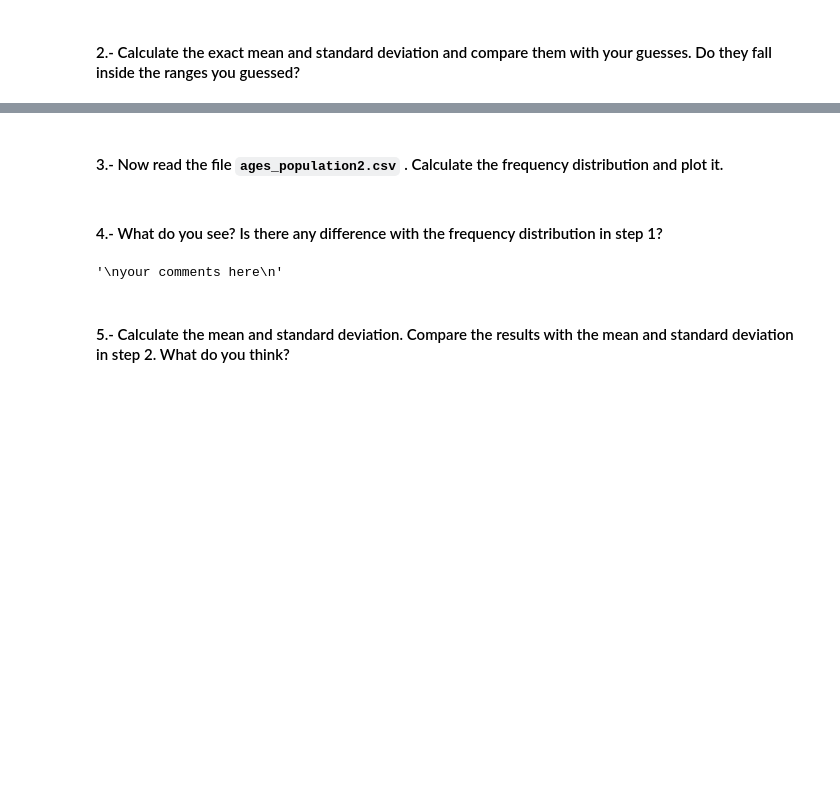
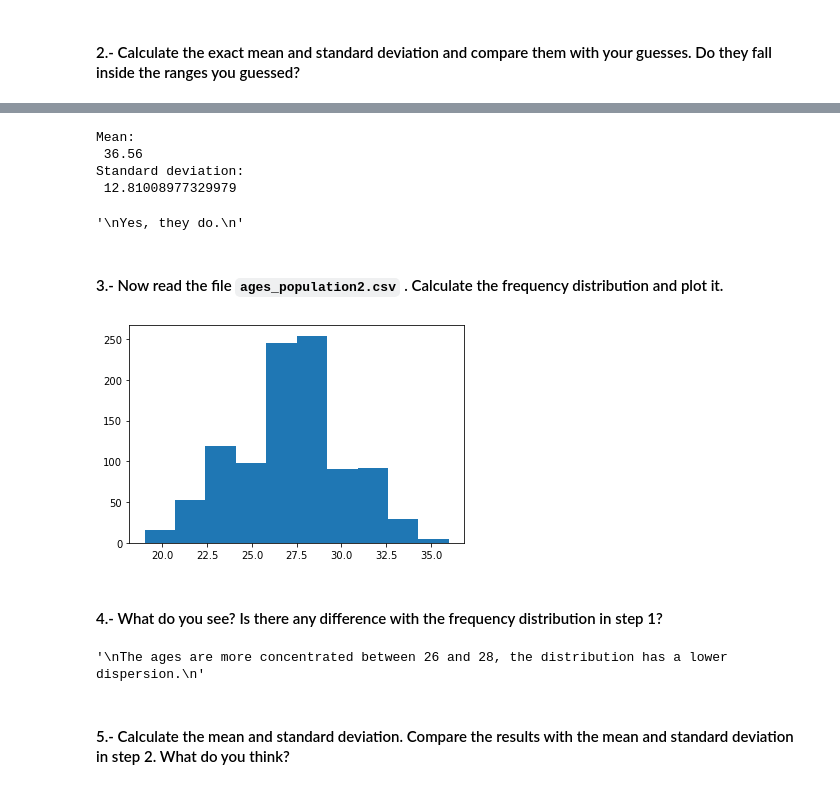
Before and after one commit to ta-data-lis/Descriptive-Stats, a Jupyter notebook: your-code/main.ipynb, the cells around one changed output, grey strips where cells are left out. Cells and saved outputs as stored; diff of their text form; code cells hidden in the pictures; blank space fills up the shorter version.

```diff
--- a/your-code/main.ipynb
+++ b/your-code/main.ipynb
@@ -216,2 +216,17 @@ your comments here
+# %%
+# your code here
+print('Mean:\n',np.mean(ages['observation']))
+print('Standard deviation:\n',np.std(ages['observation']))
+# %% [output]
+Mean:
+ 36.56
+Standard deviation:
+ 12.81008977329979
+# %%
+"""
+Yes, they do.
+"""
+# %% [output]
+'\nYes, they do.\n'
 # %% [markdown]
 #### 3.- Now read the file `ages_population2.csv` . Calculate the frequency distribution and plot it.
@@ -220,10 +233,17 @@ your comments here
+# %%
+# your code here
+ages2 = pd.read_csv(r'..\data\ages_population2.csv')
+plt.hist(ages2)
+plt.show()
+# %% [output]
+[figure, added]
 # %% [markdown]
 ####  4.- What do you see? Is there any difference with the frequency distribution in step 1?
-# %%
-"""
-your comments here
-"""
-# %% [output]
-'\nyour comments here\n'
+# %%
+"""
+The ages are more concentrated between 26 and 28, the distribution has a lower dispersion.
+"""
+# %% [output]
+'\nThe ages are more concentrated between 26 and 28, the distribution has a lower dispersion.\n'
 # %% [markdown]
 #### 5.- Calculate the mean and standard deviation. Compare the results with the mean and standard deviation in step 2. What do you think?
```
Also changed, not shown: parts of 9 cells of this notebook.
